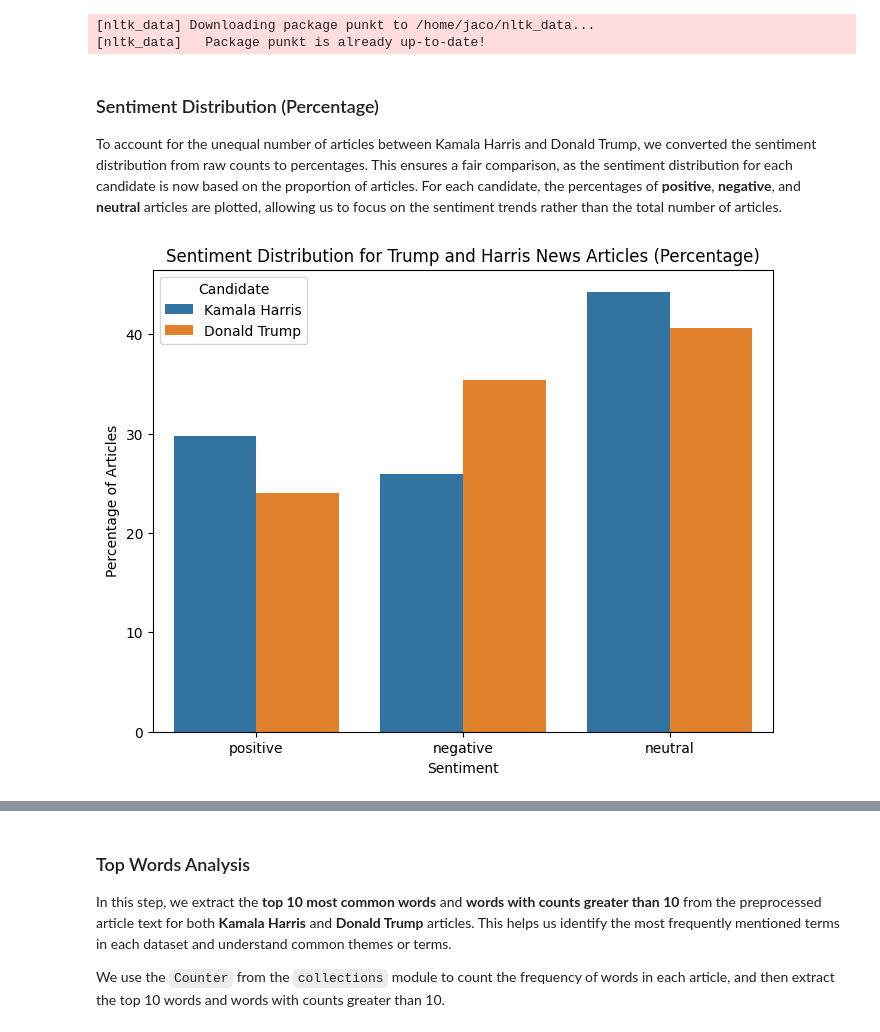
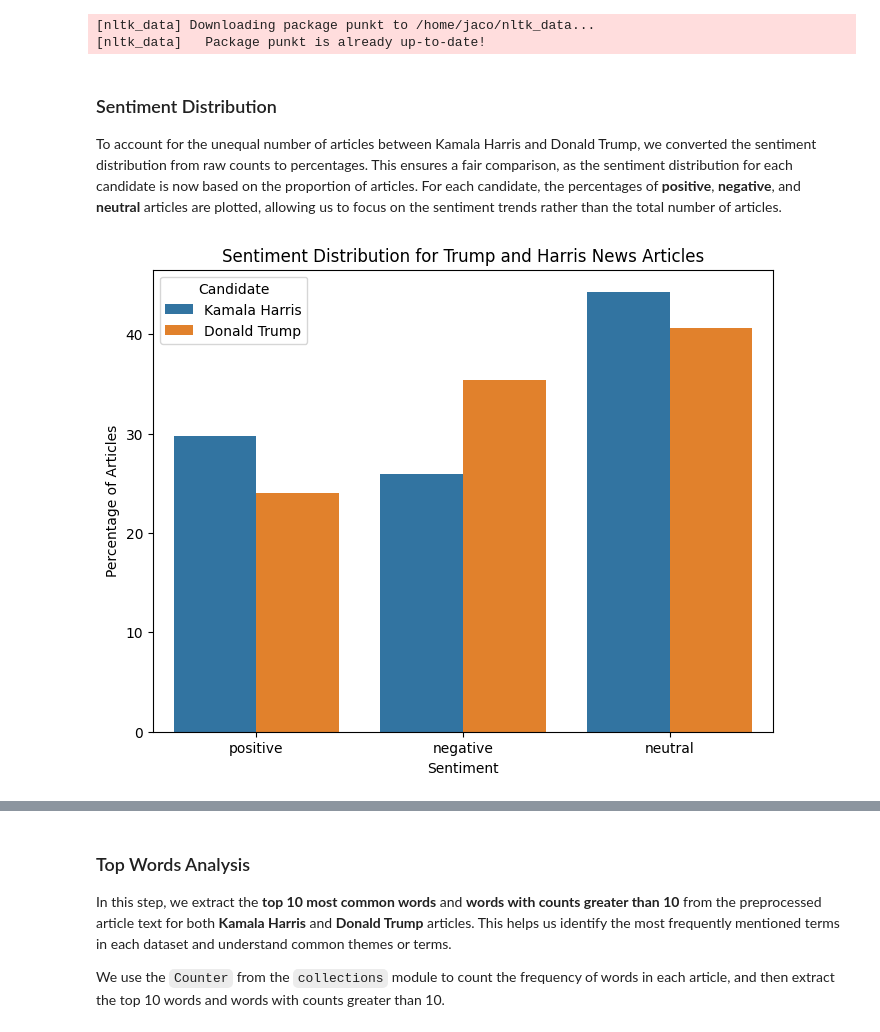
Before and after one commit to FrancoKruger/DS346proj, a Jupyter notebook: EDA_and_NLP_analysis.ipynb, the cells around one changed output, grey strips where cells are left out. Cells and saved outputs as stored; diff of their text form; code cells hidden in the pictures.

```diff
--- a/EDA_and_NLP_analysis.ipynb
+++ b/EDA_and_NLP_analysis.ipynb
@@ -351,7 +351,7 @@ df_trump_train.to_csv("dataset/train_trump_sentiment.csv", index=False)
 [nltk_data] Downloading package punkt to /home/jaco/nltk_data...
 [nltk_data]   Package punkt is already up-to-date!
 # %% [markdown]
-### Sentiment Distribution (Percentage)
+### Sentiment Distribution
 
 To account for the unequal number of articles between Kamala Harris and Donald Trump, we converted the sentiment distribution from raw counts to percentages. This ensures a fair comparison, as the sentiment distribution for each candidate is now based on the proportion of articles. For each candidate, the percentages of **positive**, **negative**, and **neutral** articles are plotted, allowing us to focus on the sentiment trends rather than the total number of articles.
 # %%
@@ -377,32 +377,32 @@ trump_sentiment_distribution = calculate_sentiment_distribution(trump_data)
 # Convert counts to percentages
 harris_total = sum(harris_sentiment_distribution.values())
 trump_total = sum(trump_sentiment_distribution.values())
 
 harris_percentages = {
     key: (value / harris_total) * 100
     for key, value in harris_sentiment_distribution.items()
 }
 trump_percentages = {
     key: (value / trump_total) * 100
     for key, value in trump_sentiment_distribution.items()
 }
 
 sentiment_labels = ["positive", "negative", "neutral"]
 harris_counts = [harris_percentages[sentiment] for sentiment in sentiment_labels]
 trump_counts = [trump_percentages[sentiment] for sentiment in sentiment_labels]
 
 df_sentiment = pd.DataFrame(
     {
         "Sentiment": sentiment_labels * 2,
         "Percentage": harris_counts + trump_counts,
         "Candidate": ["Kamala Harris"] * 3 + ["Donald Trump"] * 3,
     }
 )
 
 plt.figure(figsize=(8, 6))
 sns.barplot(x="Sentiment", y="Percentage", hue="Candidate", data=df_sentiment)
-plt.title("Sentiment Distribution for Trump and Harris News Articles (Percentage)")
+plt.title("Sentiment Distribution for Trump and Harris News Articles")
 plt.ylabel("Percentage of Articles")
 plt.show()
 # %% [output]
-[figure, old version]
+[figure, new version]
```
Also changed, not shown: parts of 2 cells of this notebook.
